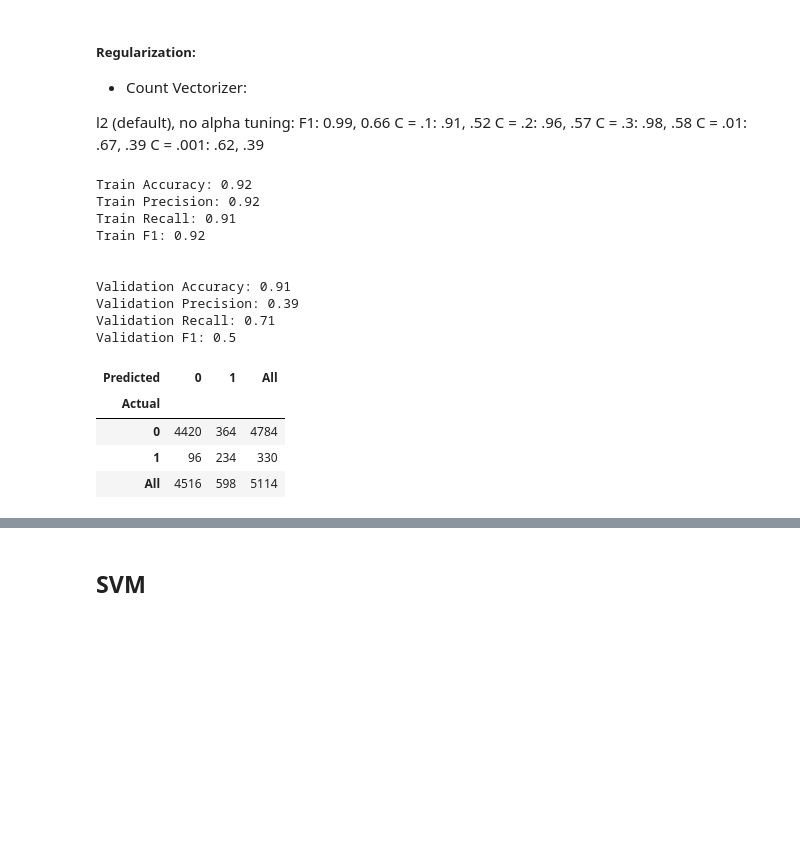
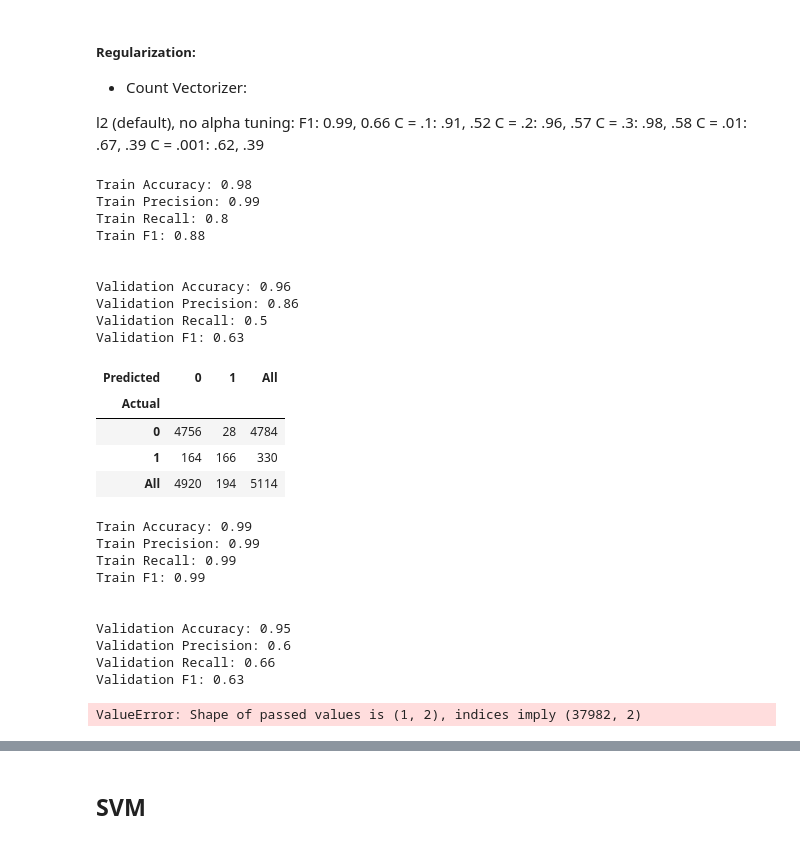
Before and after one commit to mguptaphd/Twitter-Hate-Classification-Project, a Jupyter notebook: 7-23-Twitter-Classification-Notebook.ipynb, the cells around one changed output, grey strips where cells are left out. Saved outputs shown, nothing was run; the diff lists cells and outputs as text; code cells hidden in the pictures; blank space fills up the shorter version.

```diff
--- a/7-23-Twitter-Classification-Notebook.ipynb
+++ b/7-23-Twitter-Classification-Notebook.ipynb
@@ -337,0 +306,18 @@ C = .001:  .62, .39
+# %%
+single_vector_model(X_train.lem_tweet, y_train, X_val.lem_tweet, y_val, LogisticRegression(), count_vect)
+# %% [output]
+Train Accuracy: 0.98
+Train Precision: 0.99
+Train Recall: 0.8
+Train F1: 0.88
+
+
+Validation Accuracy: 0.96
+Validation Precision: 0.86
+Validation Recall: 0.5
+Validation F1: 0.63
+| Predicted | 0 | 1 | All |
+| Actual |  |  |  |
+| 0 | 4756 | 28 | 4784 |
+| 1 | 164 | 166 | 330 |
+| All | 4920 | 194 | 5114 |
@@ -338,19 +326,15 @@ C = .001:  .62, .39
 # %%
-single_vector_model(X_train_up.lem_tweet, y_train_up, X_val.lem_tweet, y_val, count_vect,
-                   LogisticRegression(penalty = 'l1', C = .1,  class_weight='balanced'))
+single_vector_model(X_train_up.lem_tweet, y_train_up, X_val.lem_tweet, y_val,
+                            LogisticRegression(class_weight='balanced', penalty = 'l1'), count_vect)
 # %% [output]
-Train Accuracy: 0.92
-Train Precision: 0.92
-Train Recall: 0.91
-Train F1: 0.92
+Train Accuracy: 0.99
+Train Precision: 0.99
+Train Recall: 0.99
+Train F1: 0.99
 
 
-Validation Accuracy: 0.91
-Validation Precision: 0.39
-Validation Recall: 0.71
-Validation F1: 0.5
+Validation Accuracy: 0.95
+Validation Precision: 0.6
+Validation Recall: 0.66
+Validation F1: 0.63
-| Predicted | 0 | 1 | All |
-| Actual |  |  |  |
-| 0 | 4420 | 364 | 4784 |
-| 1 | 96 | 234 | 330 |
-| All | 4516 | 598 | 5114 |
+ValueError: Shape of passed values is (1, 2), indices imply (37982, 2)
```
Also changed, not shown: parts of 114 cells of this notebook, 5 other files.
